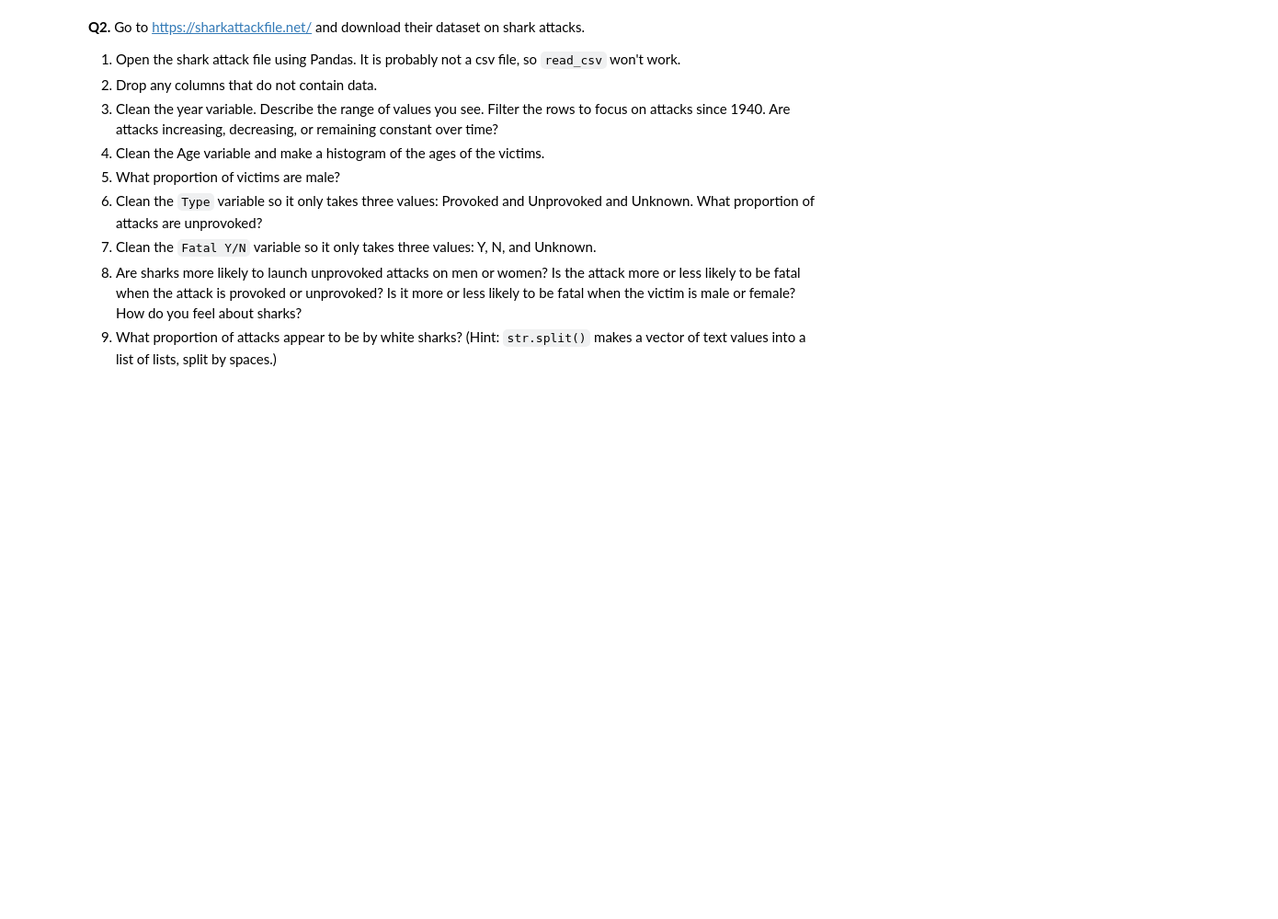
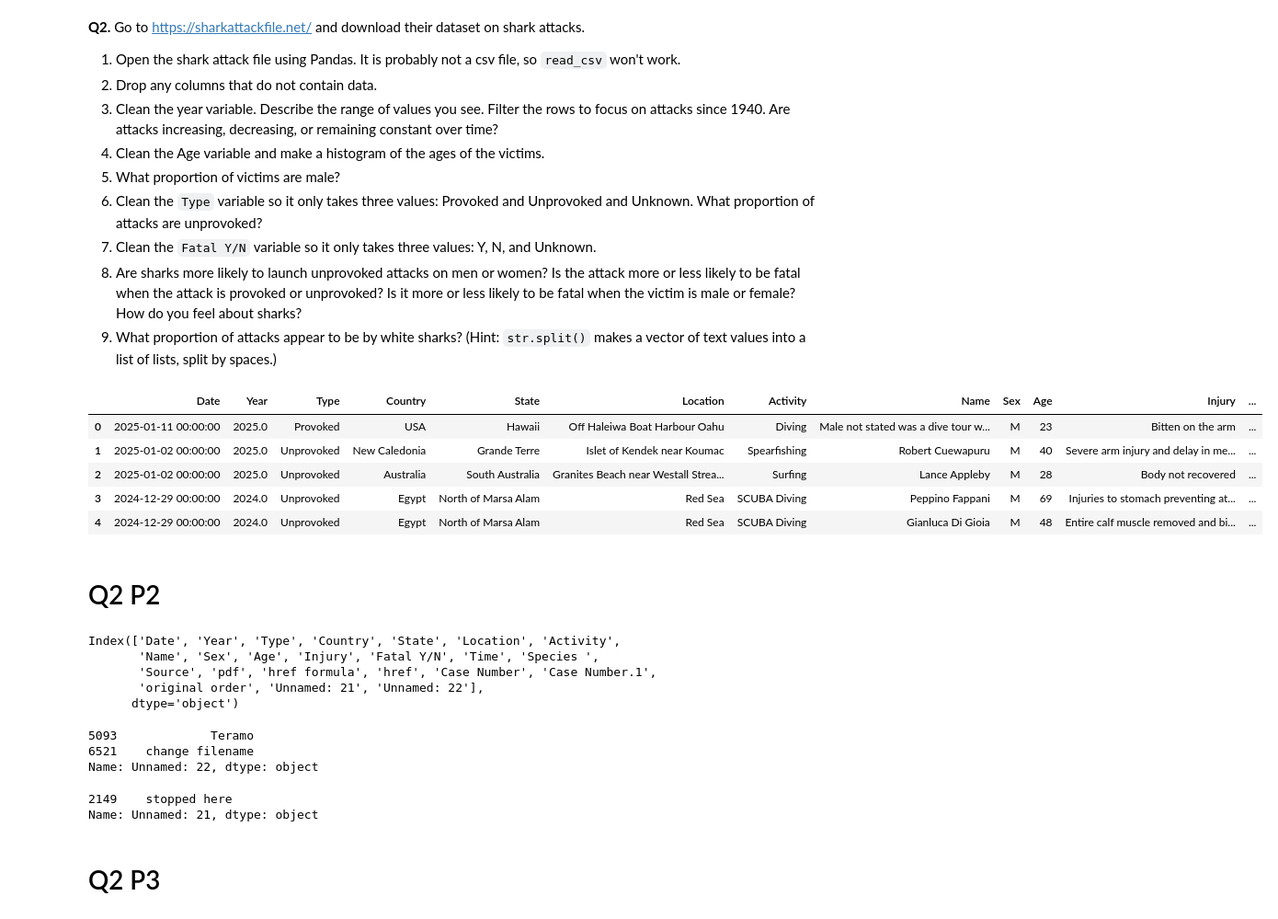
Before and after one commit to isaactabor21/wrangling, a Jupyter notebook: assignment/assignment.ipynb, the cells around one changed output. Shown: that part at 92% size. Saved outputs shown, nothing was run; the diff lists cells and outputs as text; code cells hidden in the pictures; blank space fills up the shorter version.

```diff
--- a/assignment/assignment.ipynb
+++ b/assignment/assignment.ipynb
@@ -234,3 +234,39 @@ There are NAs for imposedsentence when sentence type is 4 or 9.
 7. Clean the `Fatal Y/N` variable so it only takes three values: Y, N, and Unknown.
 8. Are sharks more likely to launch unprovoked attacks on men or women? Is the attack more or less likely to be fatal when the attack is provoked or unprovoked? Is it more or less likely to be fatal when the victim is male or female? How do you feel about sharks?
 9. What proportion of attacks appear to be by white sharks? (Hint: `str.split()` makes a vector of text values into a list of lists, split by spaces.)
+# %%
+# Q2 P1
+sharks = pd.read_excel('/content/wrangling/data/GSAF5.xls')
+pd.set_option('display.max_columns', None)
+
+sharks.head()
+# %% [output]
+|  | Date | Year | Type | Country | State | Location | Activity | Name | Sex | Age | Injury | ... |
+| 0 | 2025-01-11 00:00:00 | 2025.0 | Provoked | USA | Hawaii | Off Haleiwa Boat Harbour Oahu | Diving | Male not stated was a dive tour w... | M | 23 | Bitten on the arm | ... |
+| 1 | 2025-01-02 00:00:00 | 2025.0 | Unprovoked | New Caledonia | Grande Terre | Islet of Kendek near Koumac | Spearfishing | Robert Cuewapuru | M | 40 | Severe arm injury and delay in me... | ... |
+| 2 | 2025-01-02 00:00:00 | 2025.0 | Unprovoked | Australia | South Australia | Granites Beach near Westall Strea... | Surfing | Lance Appleby | M | 28 | Body not recovered | ... |
+| 3 | 2024-12-29 00:00:00 | 2024.0 | Unprovoked | Egypt | North of Marsa Alam | Red Sea | SCUBA Diving | Peppino Fappani | M | 69 | Injuries to stomach preventing at... | ... |
+| 4 | 2024-12-29 00:00:00 | 2024.0 | Unprovoked | Egypt | North of Marsa Alam | Red Sea | SCUBA Diving | Gianluca Di Gioia | M | 48 | Entire calf muscle removed and bi... | ... |
+# %% [markdown]
+# Q2 P2
+# %%
+sharks.columns
+# %% [output]
+Index(['Date', 'Year', 'Type', 'Country', 'State', 'Location', 'Activity',
+       'Name', 'Sex', 'Age', 'Injury', 'Fatal Y/N', 'Time', 'Species ',
+       'Source', 'pdf', 'href formula', 'href', 'Case Number', 'Case Number.1',
+       'original order', 'Unnamed: 21', 'Unnamed: 22'],
+      dtype='object')
+# %%
+non_null_values = sharks['Unnamed: 22'].dropna()
+print(non_null_values)
+# %% [output]
+5093             Teramo
+6521    change filename
+Name: Unnamed: 22, dtype: object
+# %%
+non_null_values = sharks['Unnamed: 21'].dropna()
+print(non_null_values)
+# %% [output]
+2149    stopped here
+Name: Unnamed: 21, dtype: object
@@ -236,0 +276,2 @@ There are NAs for imposedsentence when sentence type is 4 or 9.
+# %% [markdown]
+# Q2 P3
```
Also changed, not shown: parts of 10 cells of this notebook.
